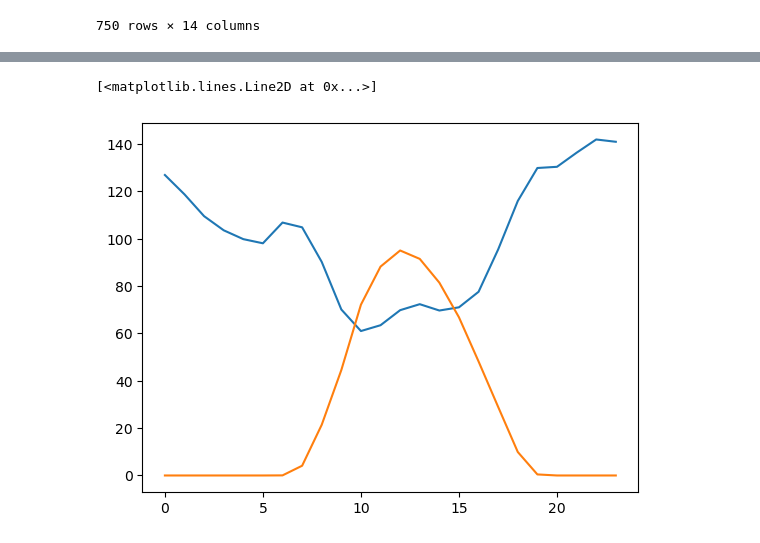
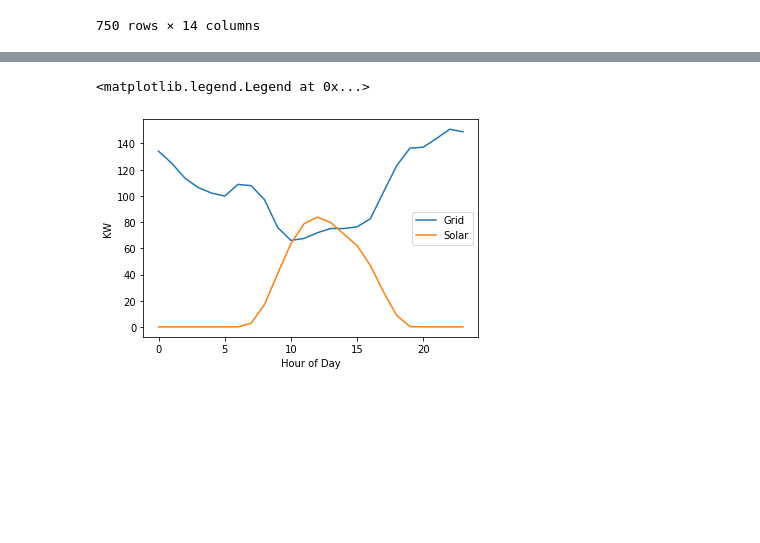
Before and after one commit to thereidfleish/ORIE-3120-Final-Project, a Jupyter notebook: Reid - Solar/solar.ipynb, the cells around one changed output, grey strips where cells are left out. Cells and saved outputs as stored; diff of their text form; code cells hidden in the pictures; blank space fills up the shorter version.

```diff
--- a/Reid - Solar/solar.ipynb
+++ b/Reid - Solar/solar.ipynb
@@ -135,4 +136,4 @@ df
 # %%
 df["hour"] = df["time"].apply(lambda x: datetime.strptime(x, "%Y-%m-%d %H:%M:%S").replace(tzinfo=tz.tzutc()).astimezone(tz.tzlocal()).hour)
 df["time"] = df["time"].apply(lambda x: datetime.strptime(x, "%Y-%m-%d %H:%M:%S").replace(tzinfo=tz.tzutc()).astimezone(tz.tzlocal()))
-df
+df = df.dropna()
@@ -174,6 +161,9 @@ grouped
 # %%
 plt.plot(grouped["hour"], grouped["grid"])
 plt.plot(grouped["hour"], grouped["solar"])
+plt.xlabel("Hour of Day")
+plt.ylabel("KW")
+plt.legend(["Grid", "Solar"])
 # %% [output]
-[<matplotlib.lines.Line2D at 0x...>]
+<matplotlib.legend.Legend at 0x...>
-[figure, old version]
+[figure, new version]
```
Also changed, not shown: parts of 5 cells of this notebook.
